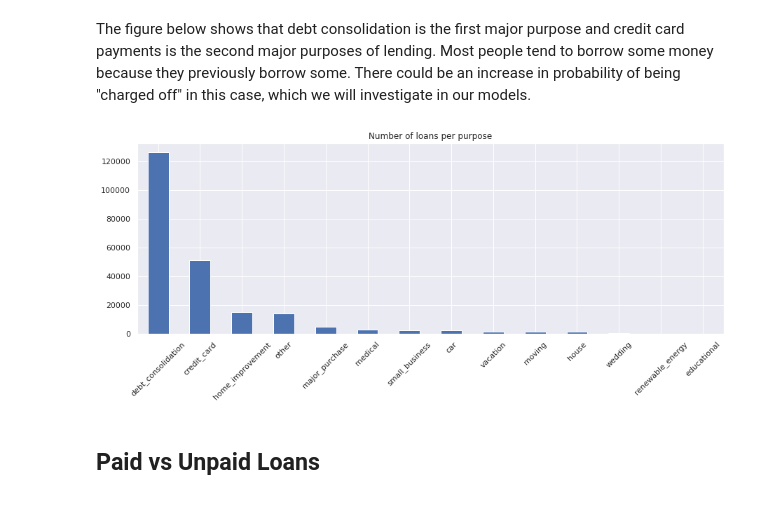
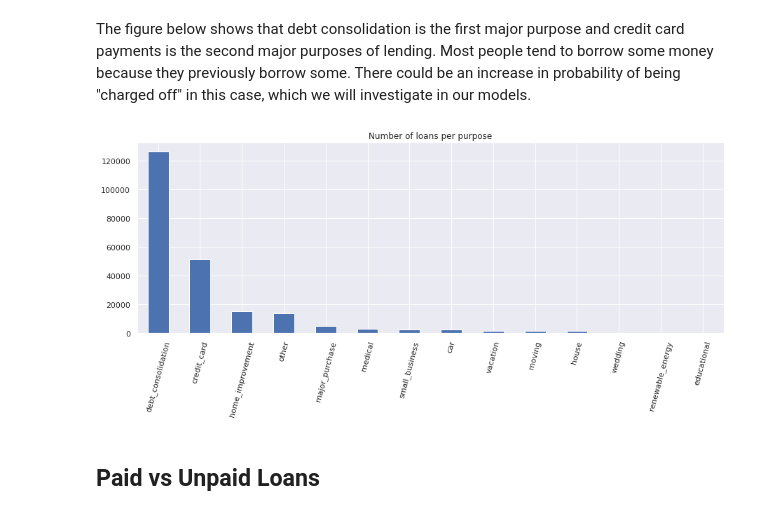
Before and after one commit to Shiqing-Du/BDML, a Jupyter notebook: LC EDA.ipynb, the cells around one changed output. Drawn from its saved outputs; the diff is of its cells as text; code cells hidden in the pictures.

```diff
--- a/LC EDA.ipynb
+++ b/LC EDA.ipynb
@@ -77,10 +92,10 @@ The figure below shows that debt consolidation is the first major purpose and cr
 # %%
 fig, ax = plt.subplots(1,1, figsize=(15,5))
 df_loan_accepted_cleaned.purpose.value_counts().plot(kind="bar", ax=ax)
 plt.title('Number of loans per purpose')
-plt.xticks(rotation=45);
+plt.xticks(rotation=75);
 # %% [output]
-[figure, old version]
+[figure, new version]
 # %% [markdown]
 ## Paid vs Unpaid Loans
 # %% [markdown]
```
Also changed, not shown: parts of 4 cells of this notebook.
